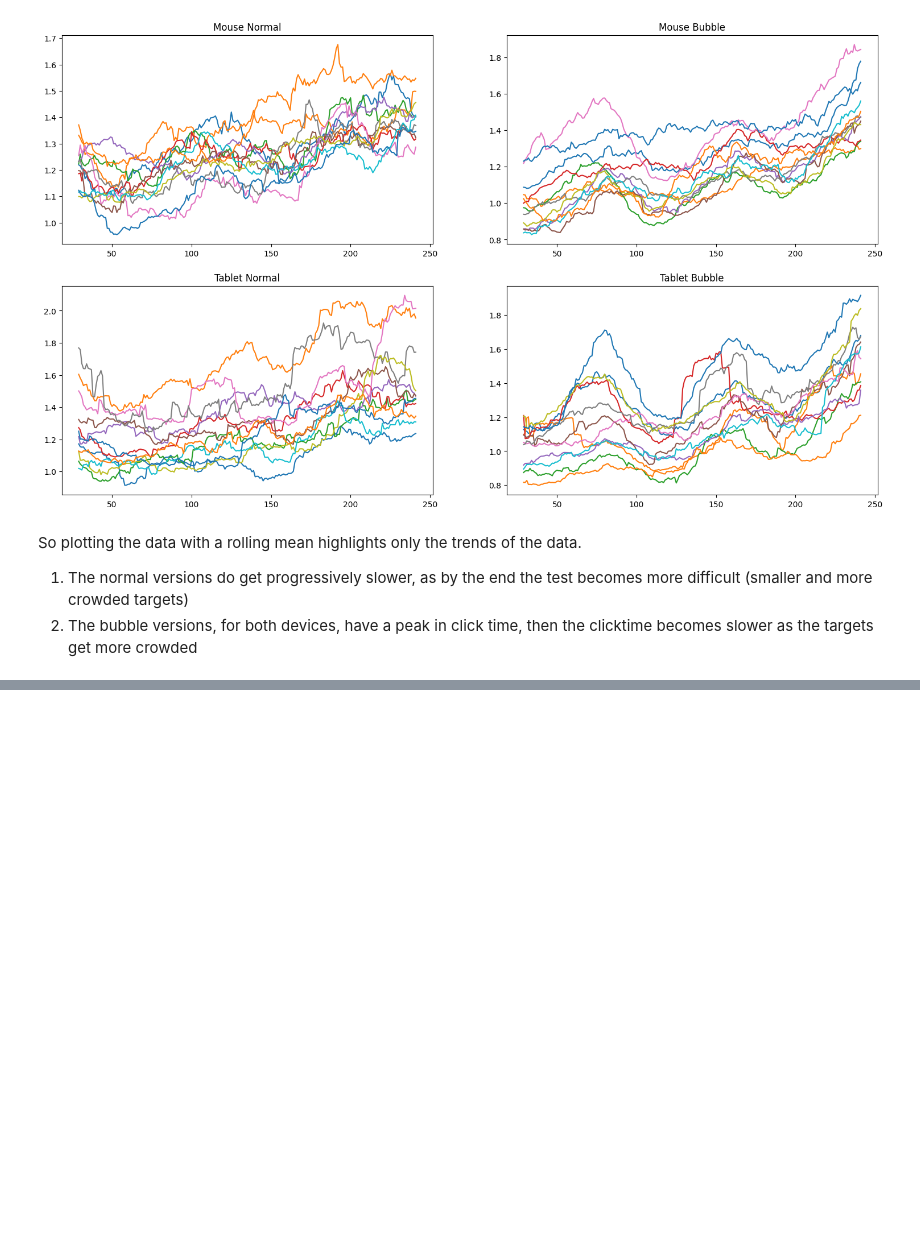
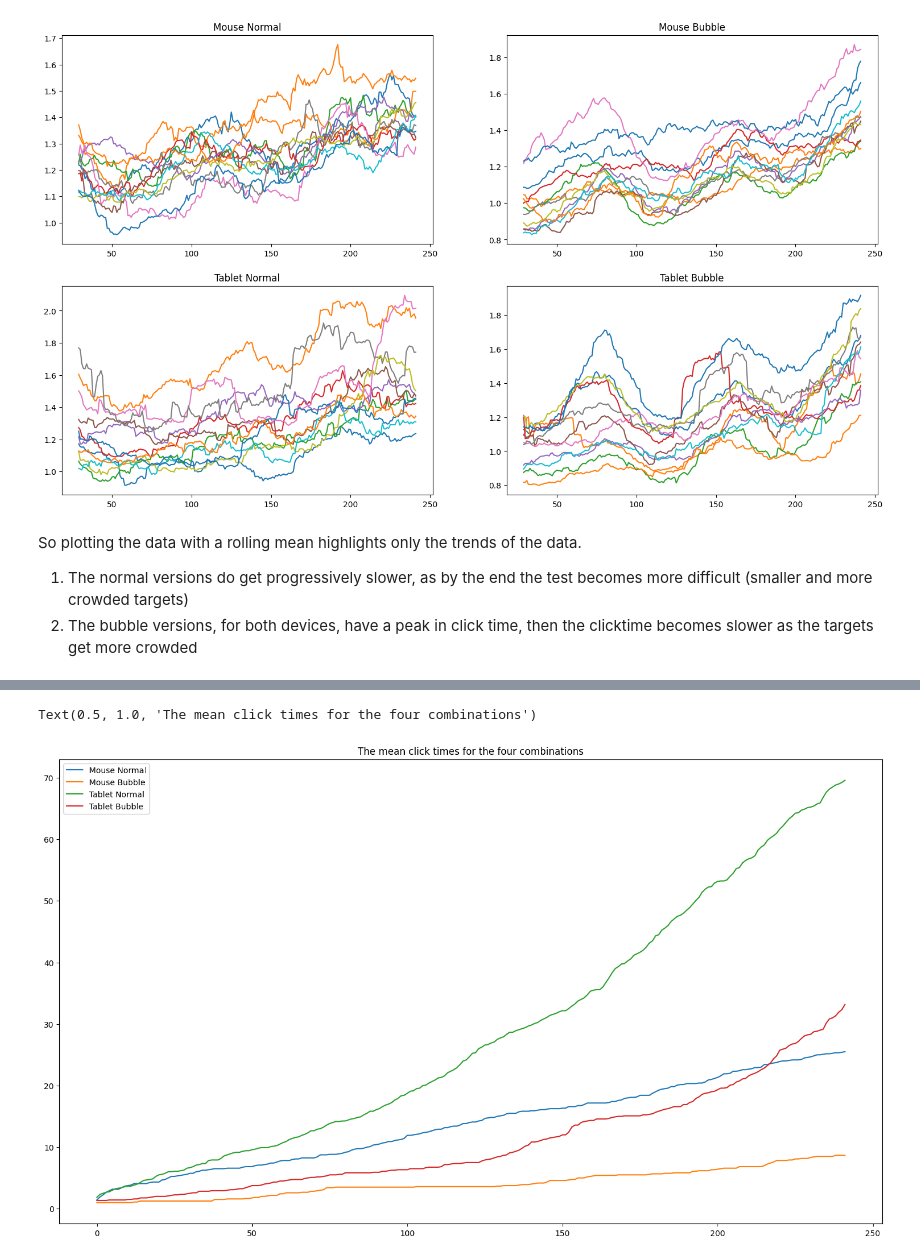
Before and after one commit to IoanaBaciu24/BubbleCursorExperiment, a Jupyter notebook: notebook.ipynb, the cells around one changed output, grey strips where cells are left out. Cells and saved outputs as stored; diff of their text form; code cells hidden in the pictures; blank space fills up the shorter version.

```diff
--- a/notebook.ipynb
+++ b/notebook.ipynb
@@ -261,0 +305,19 @@ Text(0.5, 1.0, 'The mean click times for the four combinations')
+# %%
+df_times_MN["meanCumErr"] = df_errs_MN.mean(axis=1)
+df_times_MB["meanCumErr"] = df_errs_MB.mean(axis=1)
+df_times_TN["meanCumErr"] = df_errs_TN.mean(axis=1)
+df_times_TB["meanCumErr"] = df_errs_TB.mean(axis=1)
+# %%
+fig, ax = plt.subplots()
+fig.set_size_inches(18.5, 10.5)
+
+ax.plot(df_times_MN["meanCumErr"], label="Mouse Normal")
+ax.plot(df_times_MB["meanCumErr"], label="Mouse Bubble")
+ax.plot(df_times_TN["meanCumErr"], label="Tablet Normal")
+ax.plot(df_times_TB["meanCumErr"], label="Tablet Bubble")
+
+ax.legend()
+ax.set_title("The mean click times for the four combinations")
+# %% [output]
+Text(0.5, 1.0, 'The mean click times for the four combinations')
+[figure, added]
```
Also changed, not shown: parts of 14 cells of this notebook, 1 other file.
